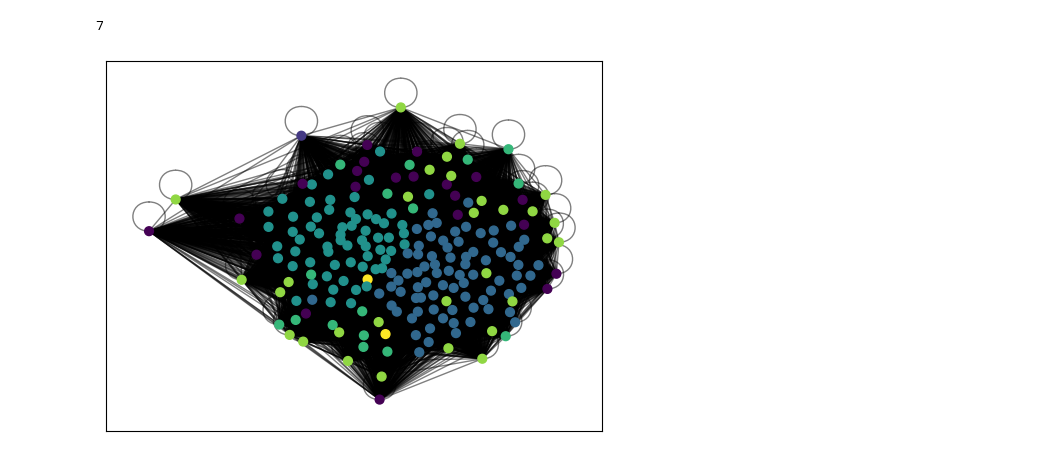
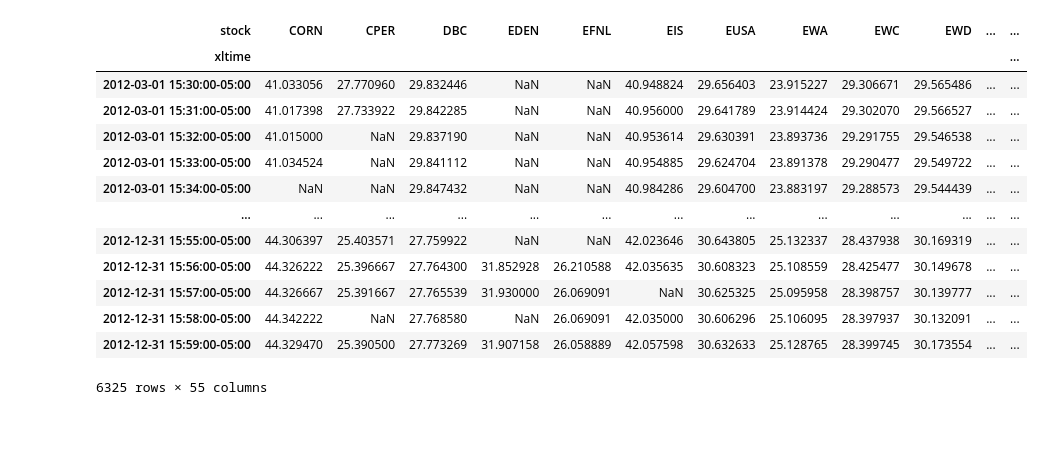
Before and after one commit to PH-14/FBD_2024_GroupE, a Jupyter notebook: clustering.ipynb, the cells around one changed output. Saved outputs shown, nothing was run; the diff lists cells and outputs as text; code cells hidden in the pictures; blank space fills up the shorter version.

Commit message:
updates on clustering and info marc

```diff
--- a/clustering.ipynb
+++ b/clustering.ipynb
@@ -93,53 +12,26 @@ correlation_matrix
-# %%
-# process data for louvain clustering
-def get_sortest_eig(C):
-    '''
-    input
-        C: correlation matrix
-
-    output:
-        l: eigenvalues
-        v: eigenvectors
-    '''
-
-    l,v = np.linalg.eigh(C)
-    ordn = np.argsort(l)
-    l,v = l[ordn],v[:,ordn]
-    return l,v
-
-l, v = get_sortest_eig(correlation_matrix)
-
-lambda_limit = 1e-1
-len(l[l<lambda_limit])
-selected_indices = [i for i, l in enumerate(l) if l <= lambda_limit]
-
-C_r = np.zeros_like(correlation_matrix)
-
-for i in selected_indices:
-    v_i = v[:, i]  # Get the i-th eigenvector
-    outer_product = np.outer(v_i, v_i)  # Compute outer product
-    C_r += l[i] * outer_product  # Add scaled matrix to the sum
-
-C_m = l[-1] * np.outer(v[-1, :],v[-1, :])
-C_0 = C_r + C_m
-C = abs(correlation_matrix - C_0)
-G = nx.from_pandas_adjacency(C)
-
-# Apply Louvain clustering
-partition = community.community_louvain.best_partition(G, weight='weight')
-
-# Convert results to a DataFrame
-clusters = pd.DataFrame({'Day': list(partition.keys()), 'Cluster': list(partition.values())})
-len(clusters.groupby('Cluster'))
-# %% [output]
-7
-# %%
-pos = nx.spring_layout(G)
-# color the nodes according to their partition
-cmap = cm.get_cmap('viridis', max(partition.values()) + 1)
-nx.draw_networkx_nodes(G, pos, partition.keys(), node_size=40,
-                       cmap=cmap, node_color=list(partition.values()))
-nx.draw_networkx_edges(G, pos, alpha=0.5)
-plt.show()
-# %% [output]
-[figure, removed]
+# %%
+tar_file_path = 'data/period_data.tar'
+
+period_data = load_data(tar_file_path)
+# %%
+after_15_30 = period_data.copy()
+after_15_30 = after_15_30.pivot_table(index='xltime', columns='stock', values='price', aggfunc='mean')
+after_15_30.index = pd.to_datetime(after_15_30.index)
+after_15_30 = after_15_30[after_15_30.index.time >= datetime.strptime('15:30', '%H:%M').time()]
+
+after_15_30
+# %% [output]
+| stock | CORN | CPER | DBC | EDEN | EFNL | EIS | EUSA | EWA | EWC | EWD | ... | ... |
+| xltime |  |  |  |  |  |  |  |  |  |  |  | ... |
+| 2012-03-01 15:30:00-05:00 | 41.033056 | 27.770960 | 29.832446 | NaN | NaN | 40.948824 | 29.656403 | 23.915227 | 29.306671 | 29.565486 | ... | ... |
+| 2012-03-01 15:31:00-05:00 | 41.017398 | 27.733922 | 29.842285 | NaN | NaN | 40.956000 | 29.641789 | 23.914424 | 29.302070 | 29.566527 | ... | ... |
+| 2012-03-01 15:32:00-05:00 | 41.015000 | NaN | 29.837190 | NaN | NaN | 40.953614 | 29.630391 | 23.893736 | 29.291755 | 29.546538 | ... | ... |
+| 2012-03-01 15:33:00-05:00 | 41.034524 | NaN | 29.841112 | NaN | NaN | 40.954885 | 29.624704 | 23.891378 | 29.290477 | 29.549722 | ... | ... |
+| 2012-03-01 15:34:00-05:00 | NaN | NaN | 29.847432 | NaN | NaN | 40.984286 | 29.604700 | 23.883197 | 29.288573 | 29.544439 | ... | ... |
+| ... | ... | ... | ... | ... | ... | ... | ... | ... | ... | ... | ... | ... |
+| 2012-12-31 15:55:00-05:00 | 44.306397 | 25.403571 | 27.759922 | NaN | NaN | 42.023646 | 30.643805 | 25.132337 | 28.437938 | 30.169319 | ... | ... |
+| 2012-12-31 15:56:00-05:00 | 44.326222 | 25.396667 | 27.764300 | 31.852928 | 26.210588 | 42.035635 | 30.608323 | 25.108559 | 28.425477 | 30.149678 | ... | ... |
+| 2012-12-31 15:57:00-05:00 | 44.326667 | 25.391667 | 27.765539 | 31.930000 | 26.069091 | NaN | 30.625325 | 25.095958 | 28.398757 | 30.139777 | ... | ... |
+| 2012-12-31 15:58:00-05:00 | 44.342222 | NaN | 27.768580 | NaN | 26.069091 | 42.035000 | 30.606296 | 25.106095 | 28.397937 | 30.132091 | ... | ... |
+| 2012-12-31 15:59:00-05:00 | 44.329470 | 25.390500 | 27.773269 | 31.907158 | 26.058889 | 42.057598 | 30.632633 | 25.128765 | 28.399745 | 30.173554 | ... | ... |
+6325 rows × 55 columns
```
Also changed, not shown: parts of 5 cells of this notebook, 2 other files.
